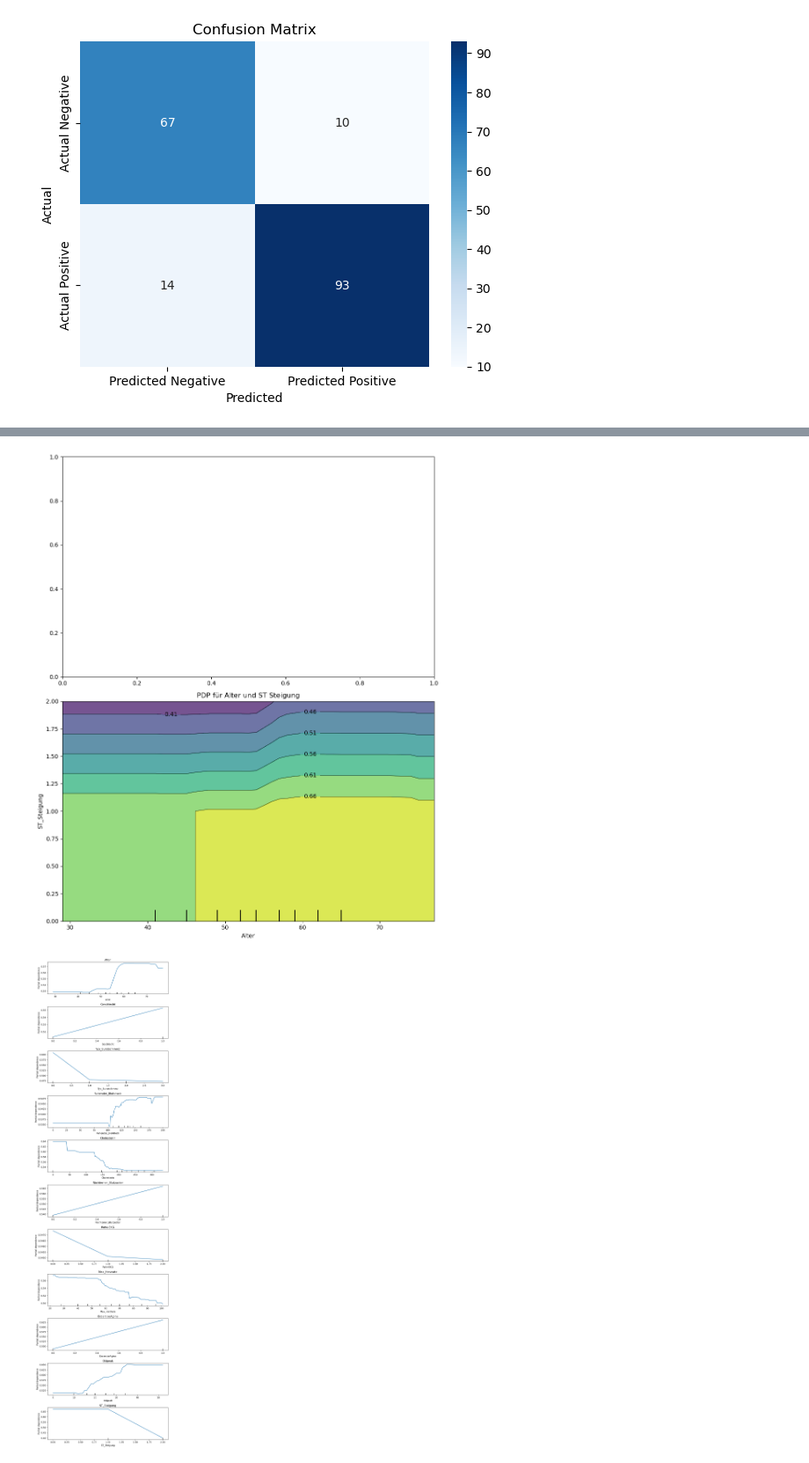
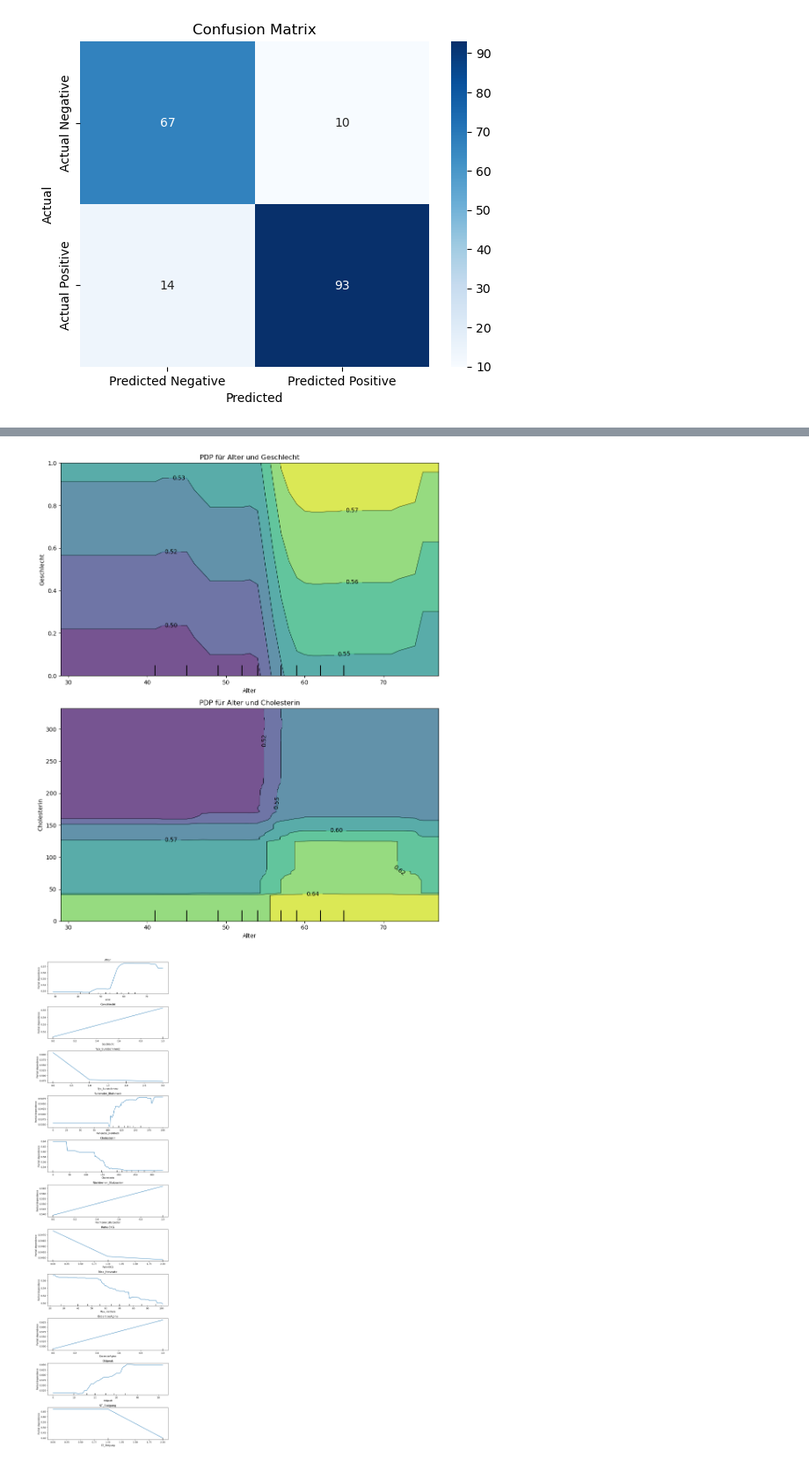
Before and after one commit to OOS-Team/DsKi_Erkl-rbarkeit_Algorithmen, a Jupyter notebook: Heart Failure/heart_failure.ipynb, the cells around one changed output, grey strips where cells are left out. Shown at 88% size. Drawn from its saved outputs; the diff is of its cells as text; code cells hidden in the pictures.

```diff
--- a/Heart Failure/heart_failure.ipynb
+++ b/Heart Failure/heart_failure.ipynb
@@ -354,38 +403,31 @@ plt.show()
 # %%
-# Ihre Feature-Namen
+#  Feature-Namen
 feature_names = ["Alter", "Geschlecht", "Typ_Brustschmerz", "Ruhender_Blutdruck", "Cholesterin", "Nüchterner_Blutzucker", "Ruhe-EKG", "Max_Herzrate", "ExcerciseAngina", "Oldpeak", "ST_Steigung"]
 
 # Indizes der Features
 alter_index = feature_names.index("Alter")
 geschlecht_index = feature_names.index("Geschlecht")
 cholesterin_index = feature_names.index("Cholesterin")
-ST_Steigung_index = feature_names.index("ST_Steigung")
 # Erstellung der Partial Dependence Plots
 fig, axs = plt.subplots(2, 1, figsize=(10, 12))
 
-# # PDP für Alter und Geschlecht
-# PartialDependenceDisplay.from_estimator(
-#     model_rf, X_train_rf, features=[(alter_index, geschlecht_index)],
-#     feature_names=feature_names, ax=axs[0])
-# axs[0].set_title("PDP für Alter und Geschlecht")
-
-# # PDP für Alter und Cholesterin
-# PartialDependenceDisplay.from_estimator(
-#     model_rf, X_train_rf, features=[(alter_index, cholesterin_index)],
-#     feature_names=feature_names, ax=axs[1])
-# axs[1].set_title("PDP für Alter und Cholesterin")
+#  PDP für Alter und Geschlecht
+PartialDependenceDisplay.from_estimator(
+    model_rf, X_train_rf, features=[(alter_index, geschlecht_index)],
+    feature_names=feature_names, ax=axs[0])
+axs[0].set_title("PDP für Alter und Geschlecht")
 
 # PDP für Alter und Cholesterin
 PartialDependenceDisplay.from_estimator(
-    model_rf, X_train_rf, features=[(alter_index, ST_Steigung_index)],
+    model_rf, X_train_rf, features=[(alter_index, cholesterin_index)],
     feature_names=feature_names, ax=axs[1])
-axs[1].set_title("PDP für Alter und ST Steigung")
+axs[1].set_title("PDP für Alter und Cholesterin")
 
 
 plt.tight_layout()
 plt.show()
 # %% [output]
-[figure, old version]
+[figure, new version]
 # %%
 # Ihre Feature-Namen
 feature_names = ["Alter", "Geschlecht", "Typ_Burstschmerz", "Ruhender_Blutdruck", "Cholesterin", "Nüchterner_Blutzucker", "Ruhe-EKG", "Max_Herzrate", "ExcerciseAgina", "Oldpeak", "ST_Steigung"]
```
Also changed, not shown: parts of 4 cells of this notebook.
